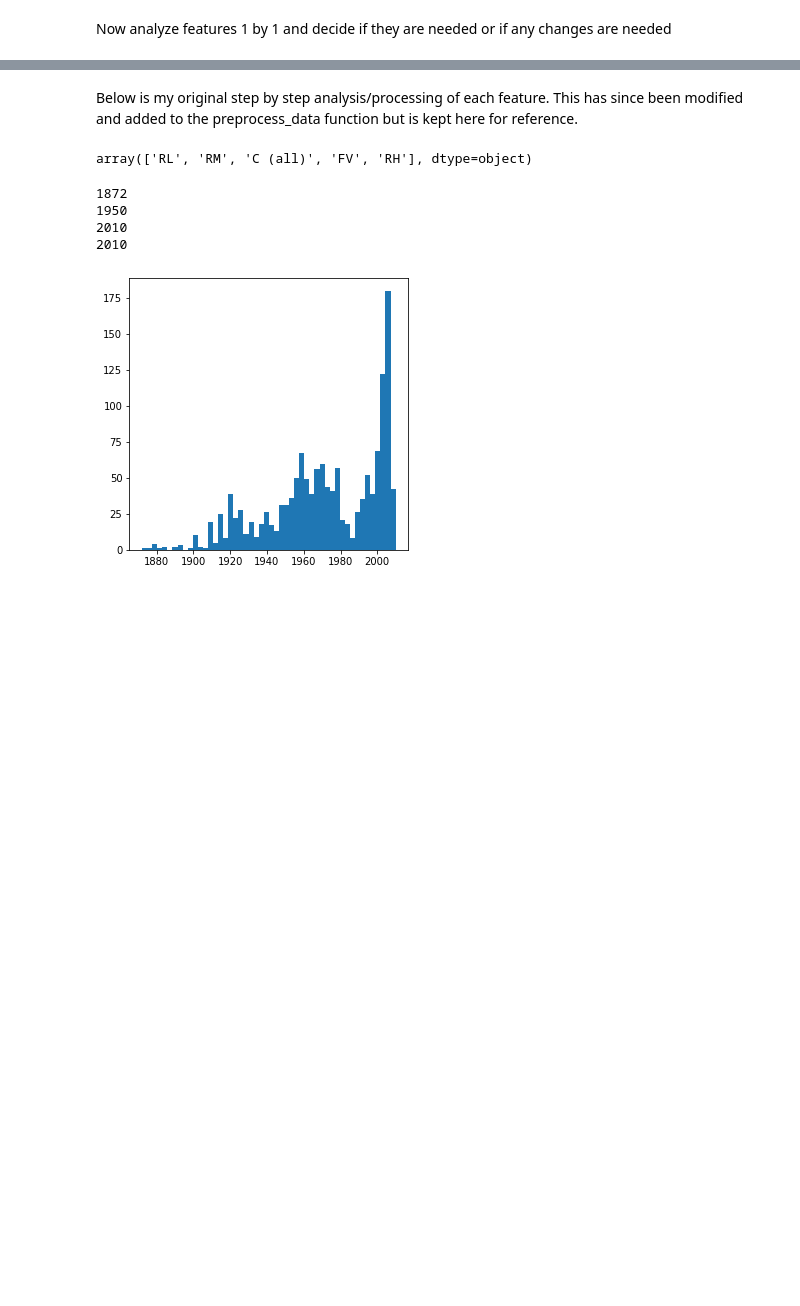
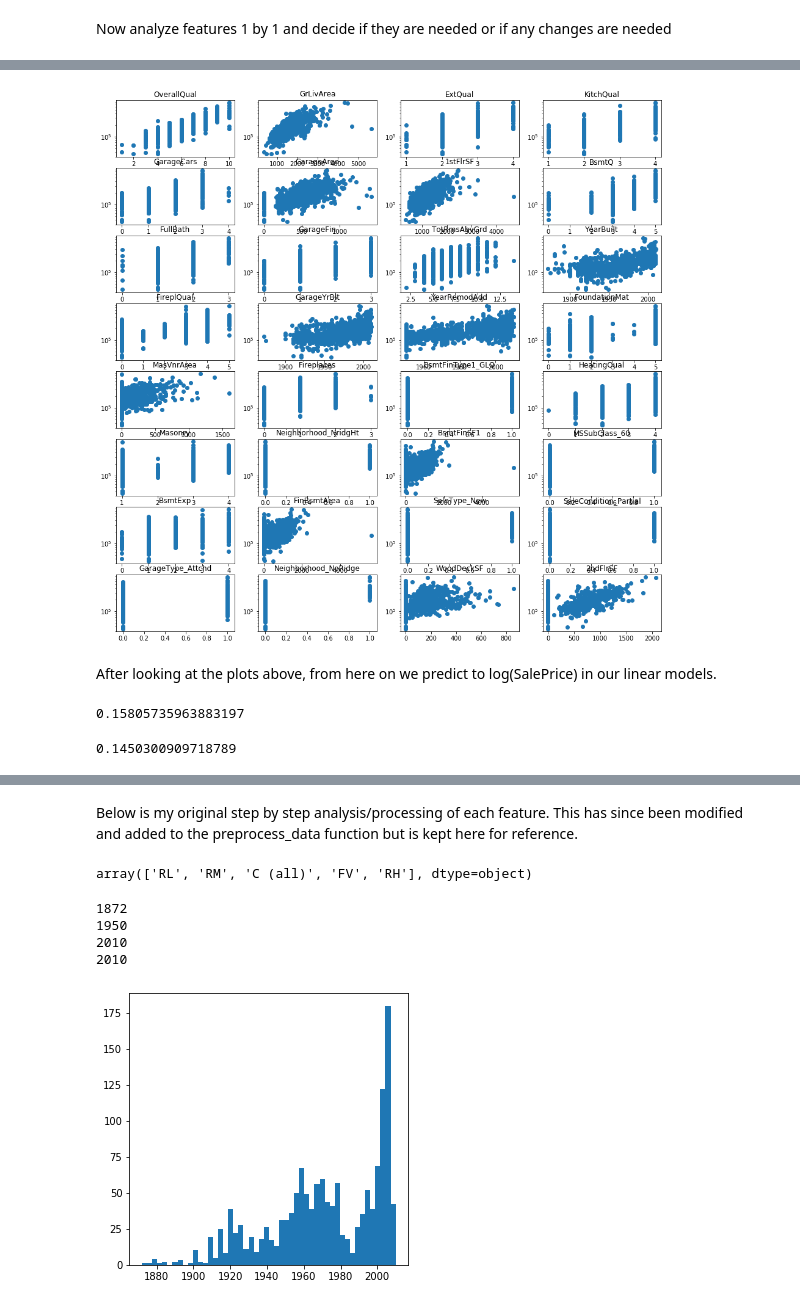
Before and after one commit to RLashofRegas/w207-machine-learning-final-project, a Jupyter notebook: Robin_Lashof-Regas_Final.ipynb, the cells around one changed output, grey strips where cells are left out. Drawn from its saved outputs; the diff is of its cells as text; code cells hidden in the pictures; blank space fills up the shorter version.

```diff
--- a/Robin_Lashof-Regas_Final.ipynb
+++ b/Robin_Lashof-Regas_Final.ipynb
@@ -300,0 +369,66 @@ sqrt(mean_squared_log_error(y, y_pred))
+# %%
+# visualize features with highest correllations
+num_cols = 32
+topcorrs = corr[['SalePrice']].sort_values('SalePrice', ascending=False).index[1:num_cols+1]
+
+fig = plt.figure(figsize=(16,16))
+for idx,col in enumerate(topcorrs, start=1):
+  ax = fig.add_subplot(8,4,idx)
+  ax.scatter(processed[col], processed['SalePrice'])
+  plt.yscale('log') # added after the fact because plots had larger dispersion at high SalePrice
+  ax.set_title(col)
+fig.show()
+# %% [output]
+[figure, added]
+# %% [markdown]
+After looking at the plots above, from here on we predict to log(SalePrice) in our linear models.
+# %%
+# choose features based manually based on scatter plots
+colsToUse_scatter = ['OverallQual', 'GrLivArea', 'ExtQual', 'KitchQual', 'GarageArea',
+             '1stFlrSF', 'BsmtQ', 'FullBath', 'GarageFin', 'TotRmsAbvGrd',
+             'YearRemodAdd', 'MasVnrArea', 'FinBsmtArea',
+             'Neighborhood_NridgHt', 'Neighborhood_NoRidge', 'WoodDeckSF',
+             '2ndFlrSF']
+X = processed[colsToUse_scatter]
+y = processed[['SalePrice']]
+y_log = y.apply(lambda x: log(x), axis=1)
+lm = LinearRegression()
+lm.fit(X,y_log)
+X_test = processed_test[colsToUse_scatter]
+y_pred_log = lm.predict(X_test)
+y_pred = np.array([exp(x) for x in y_pred_log])
+y_test = processed_test['SalePrice']
+err = get_error(y_test, y_pred)
+print(err)
+results.append(['scatter visual linear (vs log(SP))', err])
+# %% [output]
+0.15805735963883197
+# %%
+# manually choose features based on intuition
+colsToUse_intuit = ['LotArea','OverallQual','OverallCond','YearRemodAdd','1stFlrSF',
+ '2ndFlrSF','FullBath','HalfBath','BedroomAbvGr','KitchenAbvGr','TotRmsAbvGrd','Fireplaces',
+ 'GarageArea','WoodDeckSF','OpenPorchSF','EnclosedPorch','3SsnPorch','ScreenPorch',
+ 'PoolArea','Utils','PosProxScore','NegProxScore','ExtQual','ExtCond','BsmtQ',
+ 'BsmtC','HeatingQual','CentrlAir','Elec','KitchQual','HomeFunct','FireplQual',
+ 'GarageQ','GarageC','Neighborhood_Blmngtn','Neighborhood_Blueste','Neighborhood_BrDale',
+ 'Neighborhood_BrkSide','Neighborhood_ClearCr','Neighborhood_CollgCr','Neighborhood_Crawfor',
+ 'Neighborhood_Edwards','Neighborhood_Gilbert','Neighborhood_IDOTRR','Neighborhood_MeadowV',
+ 'Neighborhood_Mitchel','Neighborhood_NAmes','Neighborhood_NPkVill','Neighborhood_NWAmes',
+ 'Neighborhood_NoRidge','Neighborhood_NridgHt','Neighborhood_OldTown','Neighborhood_SWISU',
+ 'Neighborhood_Sawyer','Neighborhood_SawyerW','Neighborhood_Somerst','Neighborhood_StoneBr',
+ 'Neighborhood_Timber','Neighborhood_Veenker',
+ ]
+X = processed[colsToUse_intuit]
+y = processed[['SalePrice']]
+y_log = y.apply(lambda x: log(x), axis=1)
+lm = LinearRegression()
+lm.fit(X,y_log)
+X_test = processed_test[colsToUse_intuit]
+y_pred_log = lm.predict(X_test)
+y_pred = np.array([exp(x) for x in y_pred_log])
+y_test = processed_test['SalePrice']
+err = get_error(y_test, y_pred)
+print(err)
+results.append(['intuitive linear (vs log(SP))', err])
+# %% [output]
+0.1450300909718789
```
Also changed, not shown: parts of 27 cells of this notebook.
